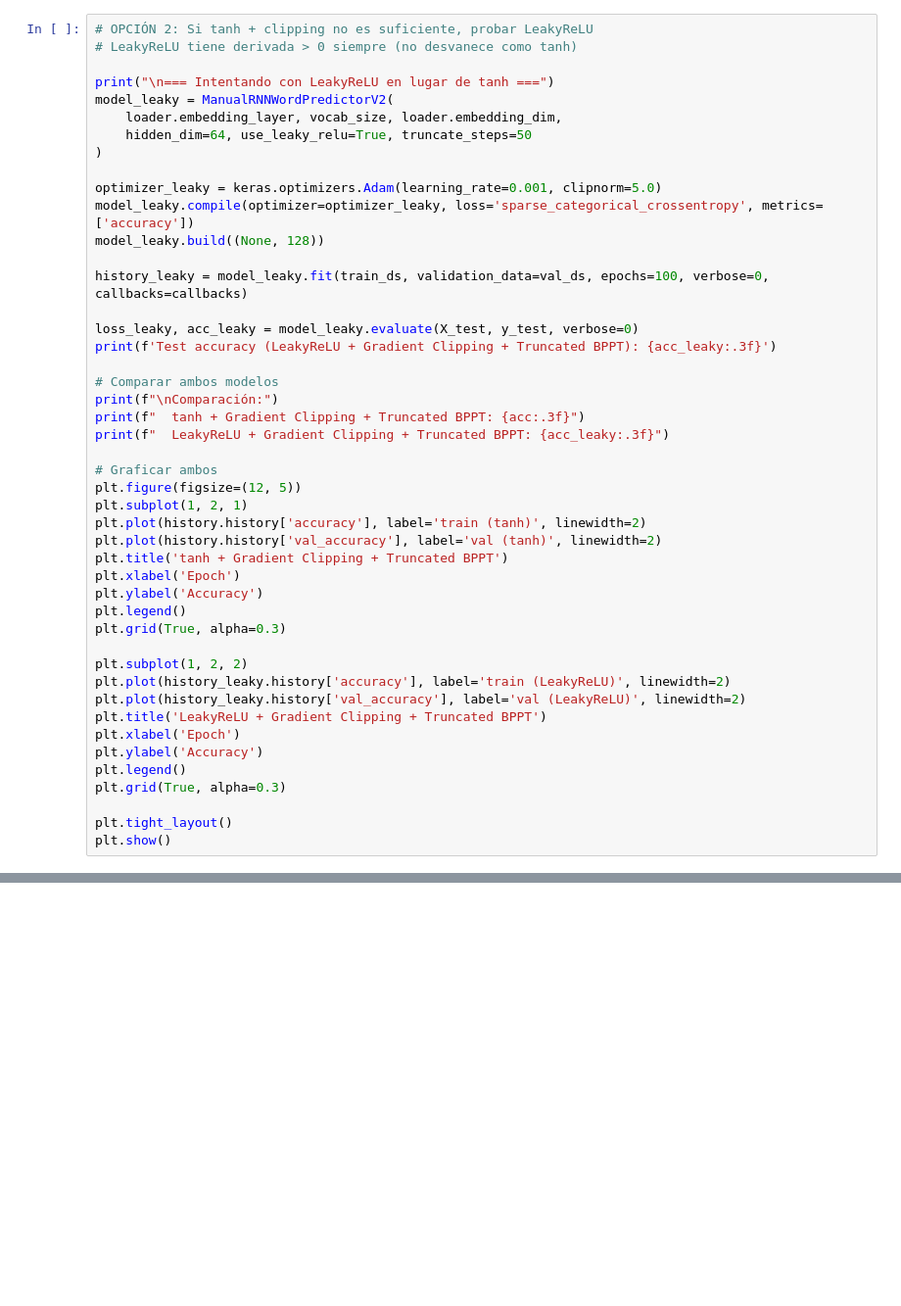
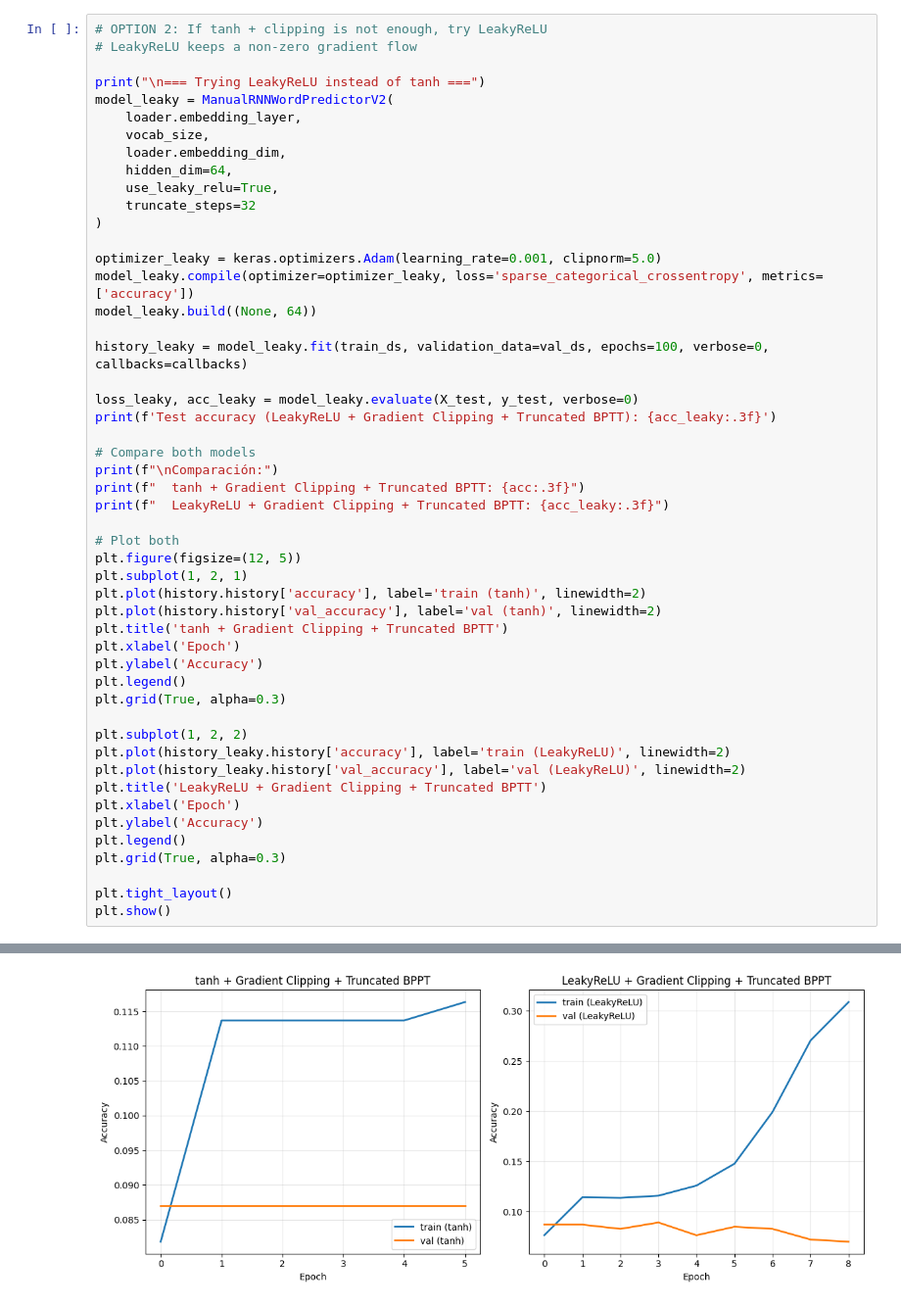
Before and after one commit to eanorambuena/learning-ai, a Jupyter notebook: notebooks/19_word2vec_rnn_gradient_clipping.ipynb, the cells around one changed output, grey strips where cells are left out. Shown at 98% size. Drawn from its saved outputs; the diff is of its cells as text; blank space fills up the shorter version.

```diff
--- a/notebooks/19_word2vec_rnn_gradient_clipping.ipynb
+++ b/notebooks/19_word2vec_rnn_gradient_clipping.ipynb
@@ -202,33 +239,37 @@ plt.show()
 # %%
-# OPCIÓN 2: Si tanh + clipping no es suficiente, probar LeakyReLU
-# LeakyReLU tiene derivada > 0 siempre (no desvanece como tanh)
+# OPTION 2: If tanh + clipping is not enough, try LeakyReLU
+# LeakyReLU keeps a non-zero gradient flow
 
-print("\n=== Intentando con LeakyReLU en lugar de tanh ===")
+print("\n=== Trying LeakyReLU instead of tanh ===")
 model_leaky = ManualRNNWordPredictorV2(
-    loader.embedding_layer, vocab_size, loader.embedding_dim,
-    hidden_dim=64, use_leaky_relu=True, truncate_steps=50
+    loader.embedding_layer,
+    vocab_size,
+    loader.embedding_dim,
+    hidden_dim=64,
+    use_leaky_relu=True,
+    truncate_steps=32
 )
 
 optimizer_leaky = keras.optimizers.Adam(learning_rate=0.001, clipnorm=5.0)
 model_leaky.compile(optimizer=optimizer_leaky, loss='sparse_categorical_crossentropy', metrics=['accuracy'])
-model_leaky.build((None, 128))
+model_leaky.build((None, 64))
 
 history_leaky = model_leaky.fit(train_ds, validation_data=val_ds, epochs=100, verbose=0, callbacks=callbacks)
 
 loss_leaky, acc_leaky = model_leaky.evaluate(X_test, y_test, verbose=0)
-print(f'Test accuracy (LeakyReLU + Gradient Clipping + Truncated BPPT): {acc_leaky:.3f}')
+print(f'Test accuracy (LeakyReLU + Gradient Clipping + Truncated BPTT): {acc_leaky:.3f}')
 
-# Comparar ambos modelos
+# Compare both models
 print(f"\nComparación:")
-print(f"  tanh + Gradient Clipping + Truncated BPPT: {acc:.3f}")
-print(f"  LeakyReLU + Gradient Clipping + Truncated BPPT: {acc_leaky:.3f}")
+print(f"  tanh + Gradient Clipping + Truncated BPTT: {acc:.3f}")
+print(f"  LeakyReLU + Gradient Clipping + Truncated BPTT: {acc_leaky:.3f}")
 
-# Graficar ambos
+# Plot both
 plt.figure(figsize=(12, 5))
 plt.subplot(1, 2, 1)
 plt.plot(history.history['accuracy'], label='train (tanh)', linewidth=2)
 plt.plot(history.history['val_accuracy'], label='val (tanh)', linewidth=2)
-plt.title('tanh + Gradient Clipping + Truncated BPPT')
+plt.title('tanh + Gradient Clipping + Truncated BPTT')
 plt.xlabel('Epoch')
 plt.ylabel('Accuracy')
 plt.legend()
@@ -237,7 +278,7 @@ plt.grid(True, alpha=0.3)
 plt.subplot(1, 2, 2)
 plt.plot(history_leaky.history['accuracy'], label='train (LeakyReLU)', linewidth=2)
 plt.plot(history_leaky.history['val_accuracy'], label='val (LeakyReLU)', linewidth=2)
-plt.title('LeakyReLU + Gradient Clipping + Truncated BPPT')
+plt.title('LeakyReLU + Gradient Clipping + Truncated BPTT')
 plt.xlabel('Epoch')
 plt.ylabel('Accuracy')
 plt.legend()
@@ -245,3 +286,4 @@ plt.grid(True, alpha=0.3)
 
 plt.tight_layout()
 plt.show()
+# %% [output]
@@ -247,0 +296 @@ plt.show()
+[figure, added]
```
Also changed, not shown: parts of 7 cells of this notebook.
